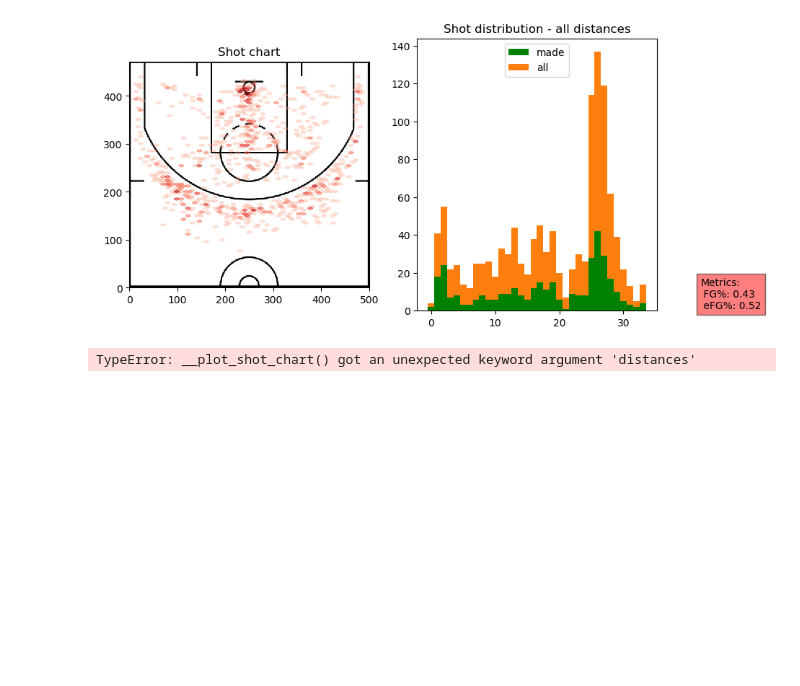
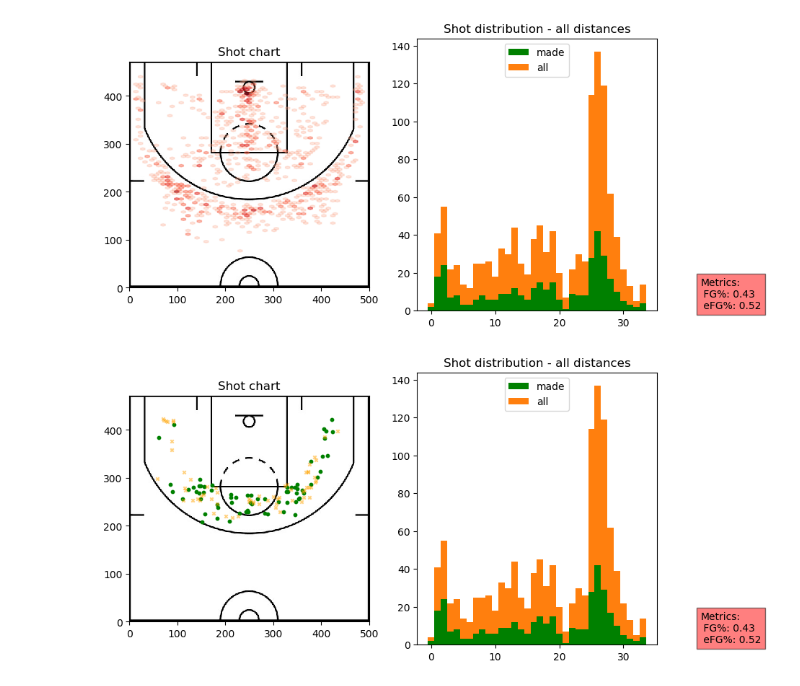
Before and after one commit to theccalderon/shot_chart, a Jupyter notebook: index.ipynb, the cells around one changed output. Saved outputs shown, nothing was run; the diff lists cells and outputs as text; code cells hidden in the pictures; blank space fills up the shorter version.

```diff
--- a/index.ipynb
+++ b/index.ipynb
@@ -100,9 +100,9 @@ dlo = PlayerShots(shots_2019,"D'Angelo Russell")
 dlo.plot_shots()
 # %% [output]
 [figure]
-# %%
-dlo.plot_shots(distances=["16ft","17ft","18ft","19ft","20ft","21ft","22ft","23ft","24ft","25ft","26ft"],attempt="2-pointer")
-# %% [output]
-TypeError: __plot_shot_chart() got an unexpected keyword argument 'distances'
+# %%
+dlo.plot_shots(distance_limit=(16,26),attempt="2-pointer")
+# %% [output]
+[figure, added]
 # %%
 dlo.plot_effective(most_or_least="most")
```
Also changed, not shown: parts of 5 cells of this notebook.
